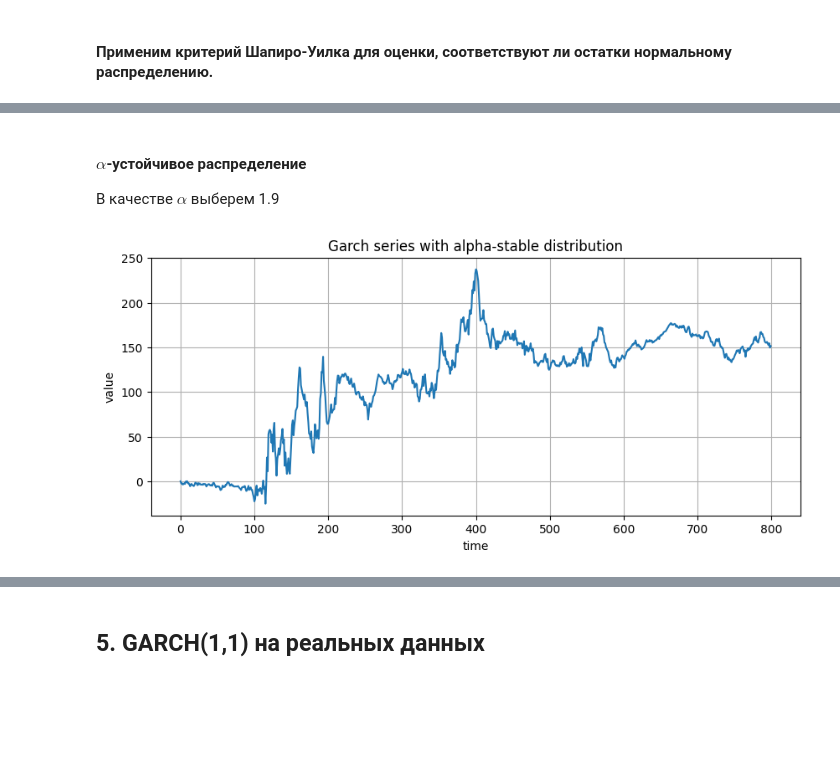
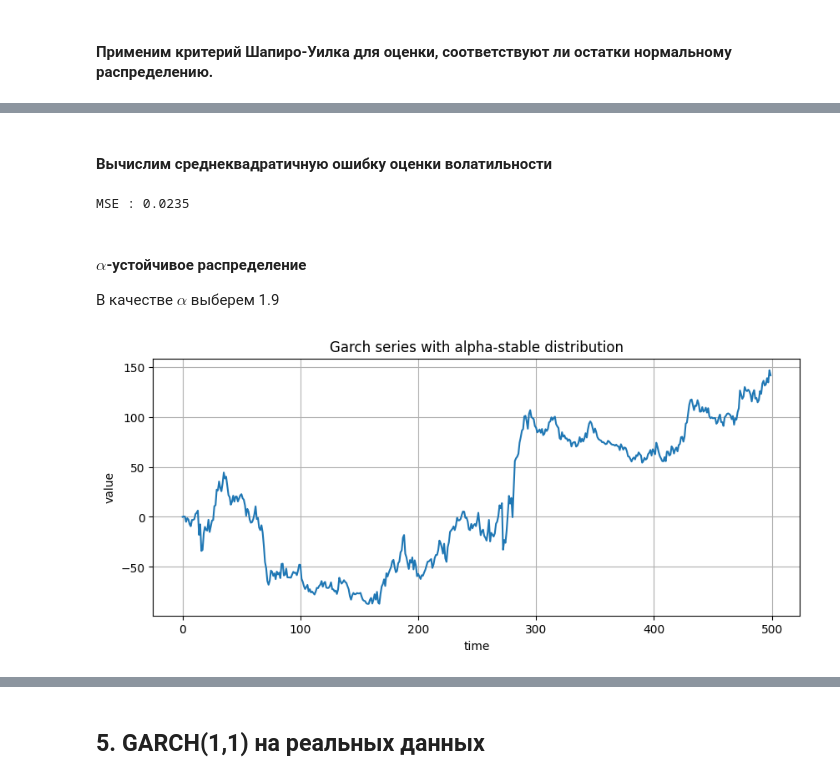
Before and after one commit to Klimentij-Kvl/famcs-archive, a Jupyter notebook: 3-year/Statistical Analysis of Time Series/lab7_kovalevskij.ipynb, the cells around one changed output, grey strips where cells are left out. Saved outputs shown, nothing was run; the diff lists cells and outputs as text; code cells hidden in the pictures; blank space fills up the shorter version.

```diff
--- a/3-year/Statistical Analysis of Time Series/lab7_kovalevskij.ipynb
+++ b/3-year/Statistical Analysis of Time Series/lab7_kovalevskij.ipynb
@@ -294,17 +342,24 @@ Covariance estimator: robust
+# %% [markdown]
+#### Вычислим среднеквадратичную ошибку оценки волатильности
+# %%
+norm_mse = ((normal_model_fitted.conditional_volatility - sigma2_norm) ** 2).mean()
+print(f"MSE : {norm_mse:.4f}")
+# %% [output]
+MSE : 0.0235
 # %% [markdown]
 #### $\alpha$-устойчивое распределение
 
 В качестве $\alpha$ выберем 1.9
 # %%
-r_alpha_stable = simulate_garch_process(omega, alpha, beta, 800, stats.levy_stable.rvs, 1.9, 0, 0, 1)
+r_alpha_stable, sigma2_alpha_stable = simulate_garch_process(omega, alpha, beta, 500, stats.levy_stable.rvs, 1.9, 0, 0, 1)
 
 fig, ax = plt.subplots(1, 1, figsize=(10, 4))
 plt.plot(np.cumsum(r_alpha_stable))
 plt.title("Garch series with alpha-stable distribution")
 plt.xlabel("time")
 plt.ylabel("value")
 plt.grid()
 plt.show()
 # %% [output]
-[figure, old version]
+[figure, new version]
 # %%
```
Also changed, not shown: parts of 21 cells of this notebook.
